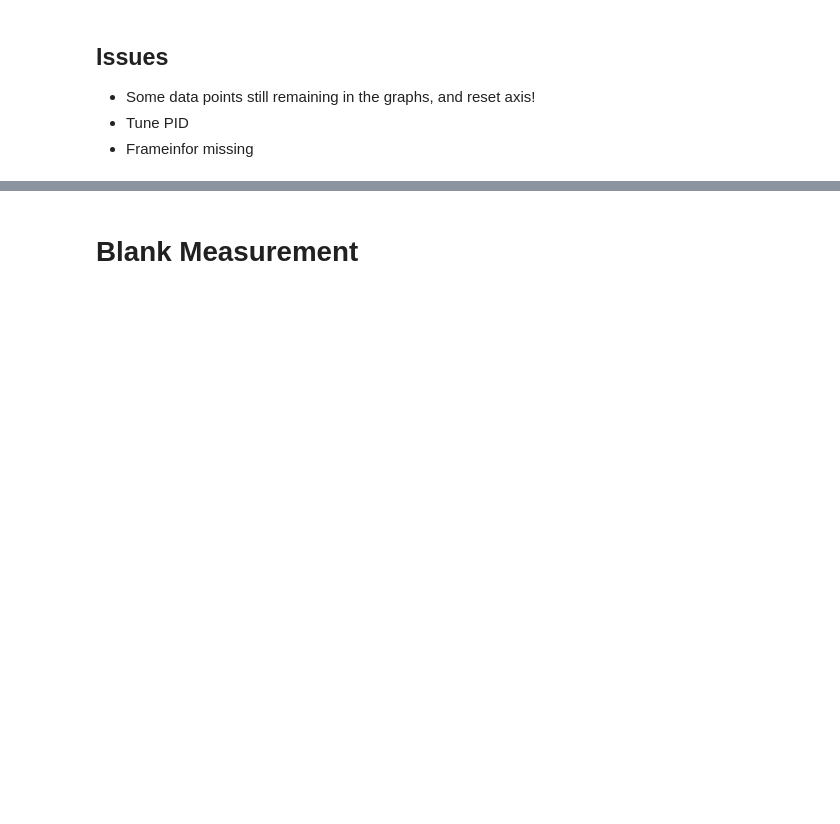
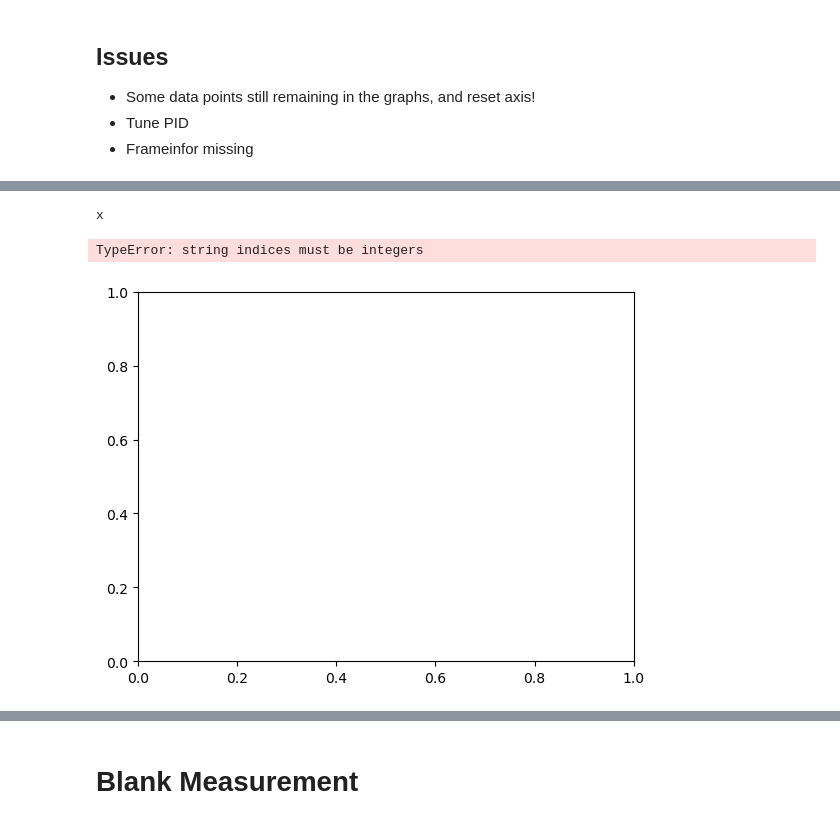
Before and after one commit to ArttuD/MicrorheologyProto, a Jupyter notebook: Notebook.ipynb, the cells around one changed output, grey strips where cells are left out. Cells and saved outputs as stored; diff of their text form; code cells hidden in the pictures; blank space fills up the shorter version.

```diff
--- a/Notebook.ipynb
+++ b/Notebook.ipynb
@@ -190,0 +265,49 @@ def func(x, a, b):
+# %%
+df_array = []
+
+for i in df_ref.groupby((["label"])):
+    tags = i[0][0]
+    frame = i[1]
+
+    frame["x"] = scipy.ndimage.gaussian_filter(frame["x"],5)
+    frame["y"] = scipy.ndimage.gaussian_filter(frame["y"],5)
+
+    for j in df_mg.groupby((["label"])):
+        tags_mg = j[0][0]
+        #print(tags_mg)
+        frame_mg = j[1]
+
+        frame_mg["x"] = scipy.ndimage.gaussian_filter(frame_mg["x"],5)
+        frame_mg["y"] = scipy.ndimage.gaussian_filter(frame_mg["y"],5)
+
+        frame_mg["x_ref"] = frame_mg["x"] -  frame["x"]
+        frame_mg["y_ref"] = frame_mg["y"] -  frame["y"]
+
+        frame_mg["x_ref"] -= frame_mg["x_ref"][0]
+        frame_mg["y_ref"] -= frame_mg["y_ref"][0]
+
+        frame_mg["r_ref"] = scipy.signal.detrend(np.sqrt(frame_mg["x_ref"]**2 +  frame_mg["y_ref"]**2))
+        frame_mg["tag_ref"] = tags
+        frame_mg["tag_mg"] = tags_mg
+        df_array.append(frame_mg)
+
+for count, k in enumerate(df_array):
+    if count == 0:
+        df_final = k
+    else:
+        df_final = pd.concat((df_final,k))
+
+
+start = 5/(1/40)
+
+df_final.drop(df_final[df_final["timestamps"]<start].index, inplace = True)
+# %%
+fig, ax  = plt.subplots(1,1)
+for i in df_final.groupby(['tag_ref', 'tag_mg', "timestamps"]).mean():
+    print(i)
+    data = i
+    ax.plot(data["timestamps"], data["r_ref"])
+# %% [output]
+x
+TypeError: string indices must be integers
+[figure, added]
```
Also changed, not shown: parts of 9 cells of this notebook.
